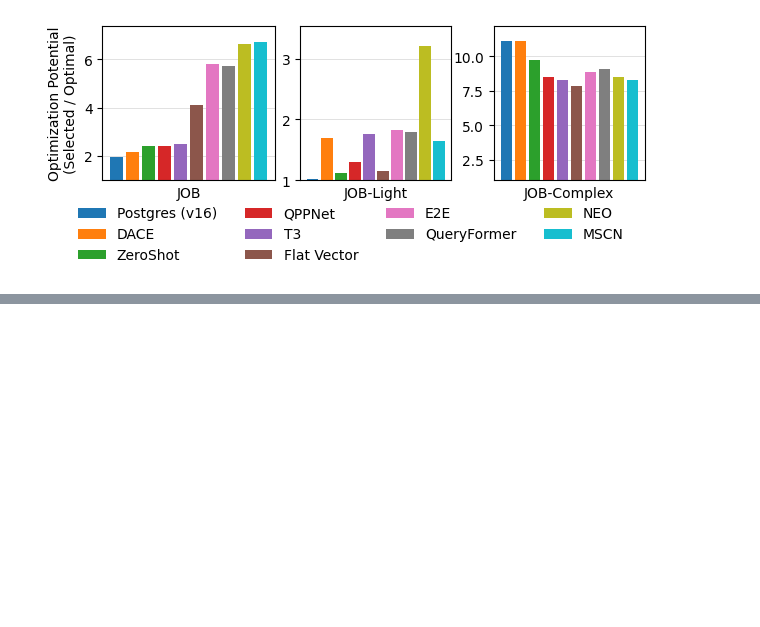
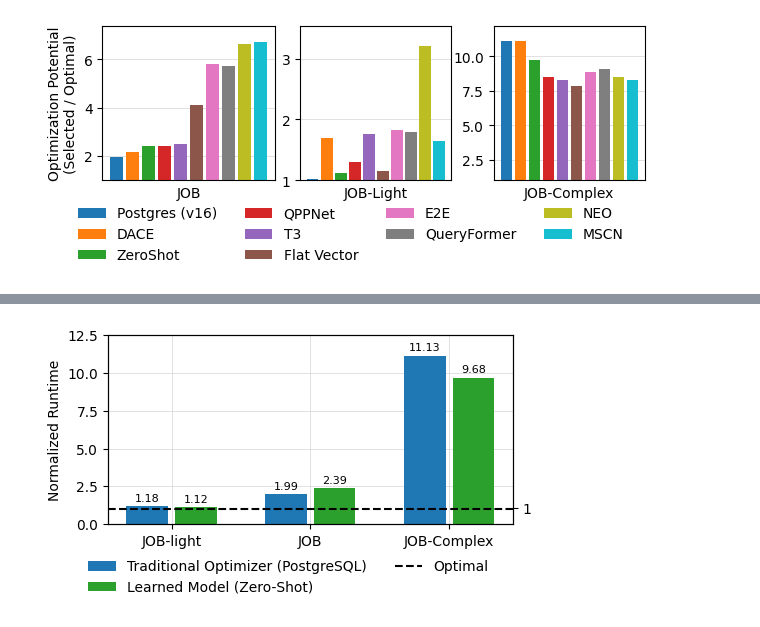
Before and after one commit to DataManagementLab/JOB-Complex, a Jupyter notebook: notebooks/lcm_plot.ipynb, the cells around one changed output, grey strips where cells are left out. Drawn from its saved outputs; the diff is of its cells as text; code cells hidden in the pictures; blank space fills up the shorter version.

```diff
--- a/notebooks/lcm_plot.ipynb
+++ b/notebooks/lcm_plot.ipynb
@@ -145,0 +146,66 @@ fig.savefig('../graphics/optimization_gap.jpg', bbox_inches='tight', dpi=300)
+# %%
+from collections import defaultdict
+import numpy as np
+import matplotlib.pyplot as plt
+
+benchmarks = ['JOB-light', 'JOB', 'JOB-Complex']
+runtimes = {
+    'Optimal': [1.0, 1.0, 1.0],
+    'PostgreSQL': [1.18, 1.99, 11.13],
+    'Zero-Shot': [1.12, 2.39, 9.68],
+}
+
+bar_width = 0.35
+x = np.arange(len(benchmarks))
+
+fig, ax = plt.subplots(figsize=(5, 3))
+
+# Plot bars for PostgreSQL and Zero-Shot only
+ax.bar(x, runtimes['PostgreSQL'], width=bar_width-.05, label='Traditional Optimizer (PostgreSQL)', color='tab:blue')
+ax.bar(x + bar_width, runtimes['Zero-Shot'], width=bar_width-.05, label='Learned Model (Zero-Shot)', color='tab:green')
+ax.axhline(y=1.0, color='black', linestyle='--', label='Optimal')
+
+# Plot optimal as a horizontal line
+# Add optimal as a horizontal line
+
+# Add y-tick at 1.0 on left y-axis
+# ax.set_yticks(list(ax.get_yticks()) + [1.0])
+
+# Optionally, add y-tick on right y-axis as well
+ax_right = ax.twinx()
+ax_right.set_yticks([1.0])
+ax_right.set_ylim(ax.get_ylim())
+
+ax.set_ylabel('Normalized Runtime')
+ax.set_xticks(x + bar_width / 2)
+ax.set_xticklabels(benchmarks)
+ax.set_ylim(bottom=0, top=12.5)
+ax.grid(True, color='lightgrey', linewidth=0.7, alpha=0.7)
+ax.set_axisbelow(True)
+
+# Reorder legend: Optimal first, then PostgreSQL, then Zero-Shot
+handles, labels = ax.get_legend_handles_labels()
+order = [1, 2,0]  # indices: Optimal, PostgreSQL, Zero-Shot
+ax.legend([handles[idx] for idx in order], [labels[idx] for idx in order], frameon=False, ncol=2, loc='upper left', bbox_to_anchor=(-.08, -.12))
+
+# ax.legend(frameon=False, ncol=3, loc='upper left', bbox_to_anchor=(-.03, -.15))
+# ax.legend(frameon=False, ncol=2, loc='upper left', bbox_to_anchor=(-.03, -.15))
+
+# Annotate bars
+for i, label in enumerate(['PostgreSQL', 'Zero-Shot']):
+    for j, val in enumerate(runtimes[label]):
+        ax.text(x[j] + i*bar_width, val + 0.2, f'{val:.2f}', ha='center', va='bottom', fontsize=8)
+
+
+# add a text on the top right corner
+# ax.text(.8, 1.2, 'Learned models seem to be better\nin dealing with complex queries', transform=ax.transAxes,
+#     fontsize=9.5, ha='center', va='top', color="#1E1E1E")
+# ax.text(.31, .5, 'JOB & JOB-light are simple -\nPG is good enough to solve them', transform=ax.transAxes,
+#         fontsize=9.5, ha='center', va='top',color="#1E1E1E")
+
+plt.tight_layout()
+plt.show()
+fig.savefig('tmp/optimization_gap_overview.pdf', bbox_inches='tight', dpi=300)
+fig.savefig('../graphics/optimization_gap.jpg', bbox_inches='tight', dpi=300)
+# %% [output]
+[figure, added]
```
Also changed, not shown: parts of 1 cell of this notebook, 6 other files.
